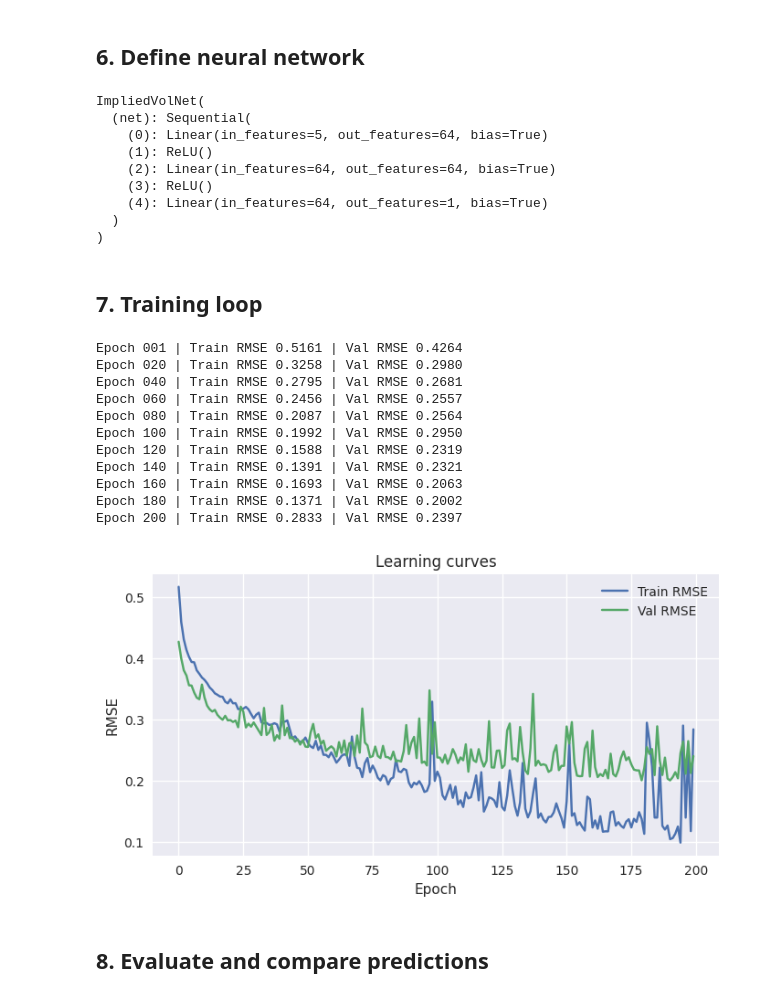
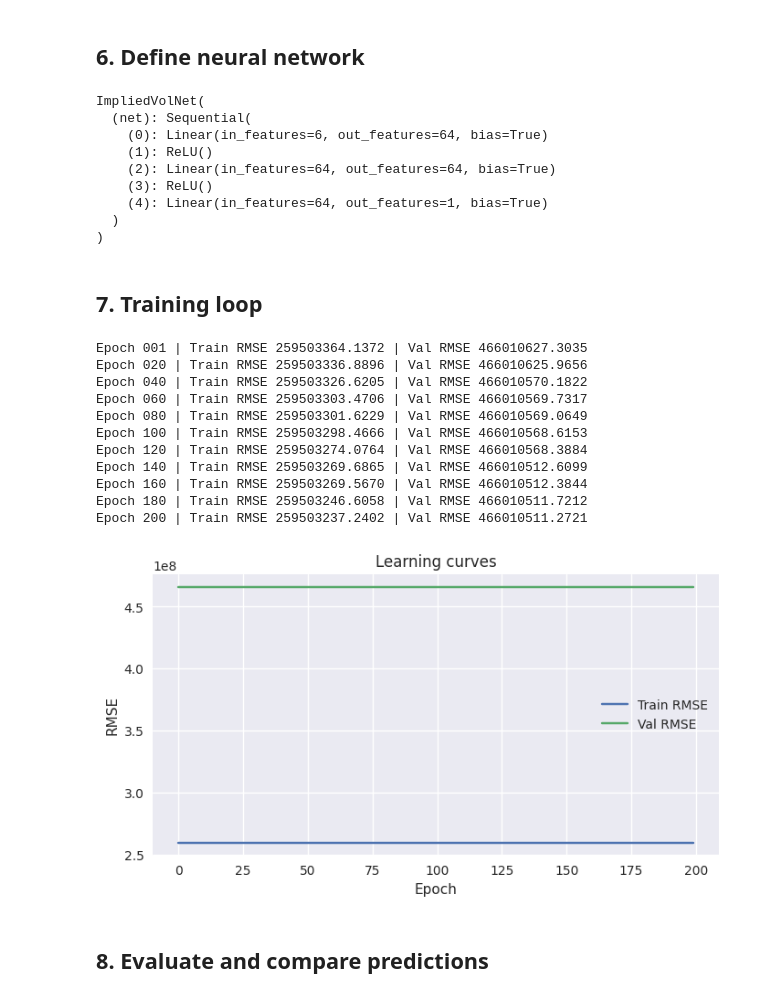
Before and after one commit to nicolassalok1/RepoFinal, a Jupyter notebook: NN/BS/implied_volatility_nn.ipynb, the cells around one changed output. Saved outputs shown, nothing was run; the diff lists cells and outputs as text; code cells hidden in the pictures.

```diff
--- a/NN/BS/implied_volatility_nn.ipynb
+++ b/NN/BS/implied_volatility_nn.ipynb
@@ -42,5 +42,14 @@ required_cols = {"S0", "K", "C_mkt", "T"}
 missing = required_cols - set(df.columns)
 if missing:
     raise ValueError(f"Missing columns: {missing}")
+
+if 'type' not in df.columns:
+    raise ValueError("CSV must include a 'type' column with 'C'/'P' values.")
+df['type'] = df['type'].astype(str).str.upper()
+df = df[df['type'].isin(['C','P'])].copy()
+if df.empty:
+    raise ValueError('Dataset contains no call or put rows after filtering.')
+
 print(f'Loaded {CSV_PATH} with shape {df.shape}')
+print(df['type'].value_counts())
 display(df.head())
@@ -119,10 +143,11 @@ Name: sigma_BS, dtype: float64
 # %% [markdown]
 ## 4. Feature engineering and tensors
 # %%
-df = df.dropna(subset=['S0','K','T','C_mkt','sigma_BS']).copy()
+df = df.dropna(subset=['S0','K','T','C_mkt','sigma_BS','type']).copy()
 df = df[(df['S0'] > 0) & (df['K'] > 0) & (df['T'] > 0)]
 df['moneyness'] = df['S0'] / df['K']
-feature_cols = ['S0','K','T','C_mkt','moneyness']
+df['is_call'] = (df['type'] == 'C').astype(np.float32)
+feature_cols = ['S0','K','T','C_mkt','moneyness','is_call']
 X = df[feature_cols].values.astype(np.float32)
 y = df['sigma_BS'].values.astype(np.float32).reshape(-1, 1)
 X_mean = X.mean(axis=0)
@@ -162,14 +187,19 @@ class ImpliedVolNet(nn.Module):
         )
     def forward(self, x: torch.Tensor) -> torch.Tensor:
         return self.net(x)
+
+def rmse_loss(preds: torch.Tensor, target: torch.Tensor) -> torch.Tensor:
+    mse = torch.mean((preds - target) ** 2)
+    return torch.sqrt(mse + 1e-12)
+
 model = ImpliedVolNet(input_dim=X_tensor.shape[1])
-criterion = nn.MSELoss()
+criterion = rmse_loss
 optimizer = torch.optim.Adam(model.parameters(), lr=1e-3)
 print(model)
 # %% [output]
 ImpliedVolNet(
   (net): Sequential(
-    (0): Linear(in_features=5, out_features=64, bias=True)
+    (0): Linear(in_features=6, out_features=64, bias=True)
     (1): ReLU()
     (2): Linear(in_features=64, out_features=64, bias=True)
     (3): ReLU()
@@ -180,7 +210,7 @@ ImpliedVolNet(
 ## 7. Training loop
 # %%
 def run_epoch(loader, train: bool = True):
-    total_loss = 0.0
+    se_total = 0.0
     count = 0
     if train:
         model.train()
@@ -188,47 +218,47 @@ def run_epoch(loader, train: bool = True):
         model.eval()
     for batch_x, batch_y in loader:
         if train:
             optimizer.zero_grad()
         preds = model(batch_x)
         loss = criterion(preds, batch_y)
         if train:
             loss.backward()
             optimizer.step()
-        total_loss += loss.item() * batch_x.size(0)
+        se_total += torch.sum((preds - batch_y) ** 2).item()
         count += batch_x.size(0)
-    return math.sqrt(total_loss / count)
+    return math.sqrt(se_total / count)
 
 epochs = 200
 train_history, val_history = [], []
 for epoch in range(1, epochs + 1):
     train_rmse = run_epoch(train_loader, train=True)
     val_rmse = run_epoch(val_loader, train=False)
     train_history.append(train_rmse)
     val_history.append(val_rmse)
     if epoch % 20 == 0 or epoch == 1:
         print(f'Epoch {epoch:03d} | Train RMSE {train_rmse:.4f} | Val RMSE {val_rmse:.4f}')
 
 plt.figure(figsize=(8,4))
 plt.plot(train_history, label='Train RMSE')
 plt.plot(val_history, label='Val RMSE')
 plt.xlabel('Epoch')
 plt.ylabel('RMSE')
 plt.legend()
 plt.title('Learning curves')
 plt.show()
 # %% [output]
-Epoch 001 | Train RMSE 0.5161 | Val RMSE 0.4264
-Epoch 020 | Train RMSE 0.3258 | Val RMSE 0.2980
-Epoch 040 | Train RMSE 0.2795 | Val RMSE 0.2681
-Epoch 060 | Train RMSE 0.2456 | Val RMSE 0.2557
-Epoch 080 | Train RMSE 0.2087 | Val RMSE 0.2564
-Epoch 100 | Train RMSE 0.1992 | Val RMSE 0.2950
-Epoch 120 | Train RMSE 0.1588 | Val RMSE 0.2319
-Epoch 140 | Train RMSE 0.1391 | Val RMSE 0.2321
-Epoch 160 | Train RMSE 0.1693 | Val RMSE 0.2063
-Epoch 180 | Train RMSE 0.1371 | Val RMSE 0.2002
-Epoch 200 | Train RMSE 0.2833 | Val RMSE 0.2397
+Epoch 001 | Train RMSE 259503364.1372 | Val RMSE 466010627.3035
+Epoch 020 | Train RMSE 259503336.8896 | Val RMSE 466010625.9656
+Epoch 040 | Train RMSE 259503326.6205 | Val RMSE 466010570.1822
+Epoch 060 | Train RMSE 259503303.4706 | Val RMSE 466010569.7317
+Epoch 080 | Train RMSE 259503301.6229 | Val RMSE 466010569.0649
+Epoch 100 | Train RMSE 259503298.4666 | Val RMSE 466010568.6153
+Epoch 120 | Train RMSE 259503274.0764 | Val RMSE 466010568.3884
+Epoch 140 | Train RMSE 259503269.6865 | Val RMSE 466010512.6099
+Epoch 160 | Train RMSE 259503269.5670 | Val RMSE 466010512.3844
+Epoch 180 | Train RMSE 259503246.6058 | Val RMSE 466010511.7212
+Epoch 200 | Train RMSE 259503237.2402 | Val RMSE 466010511.2721
-[figure, old version]
+[figure, new version]
 # %% [markdown]
 ## 8. Evaluate and compare predictions
 # %%
```
Also changed, not shown: parts of 7 cells of this notebook.
